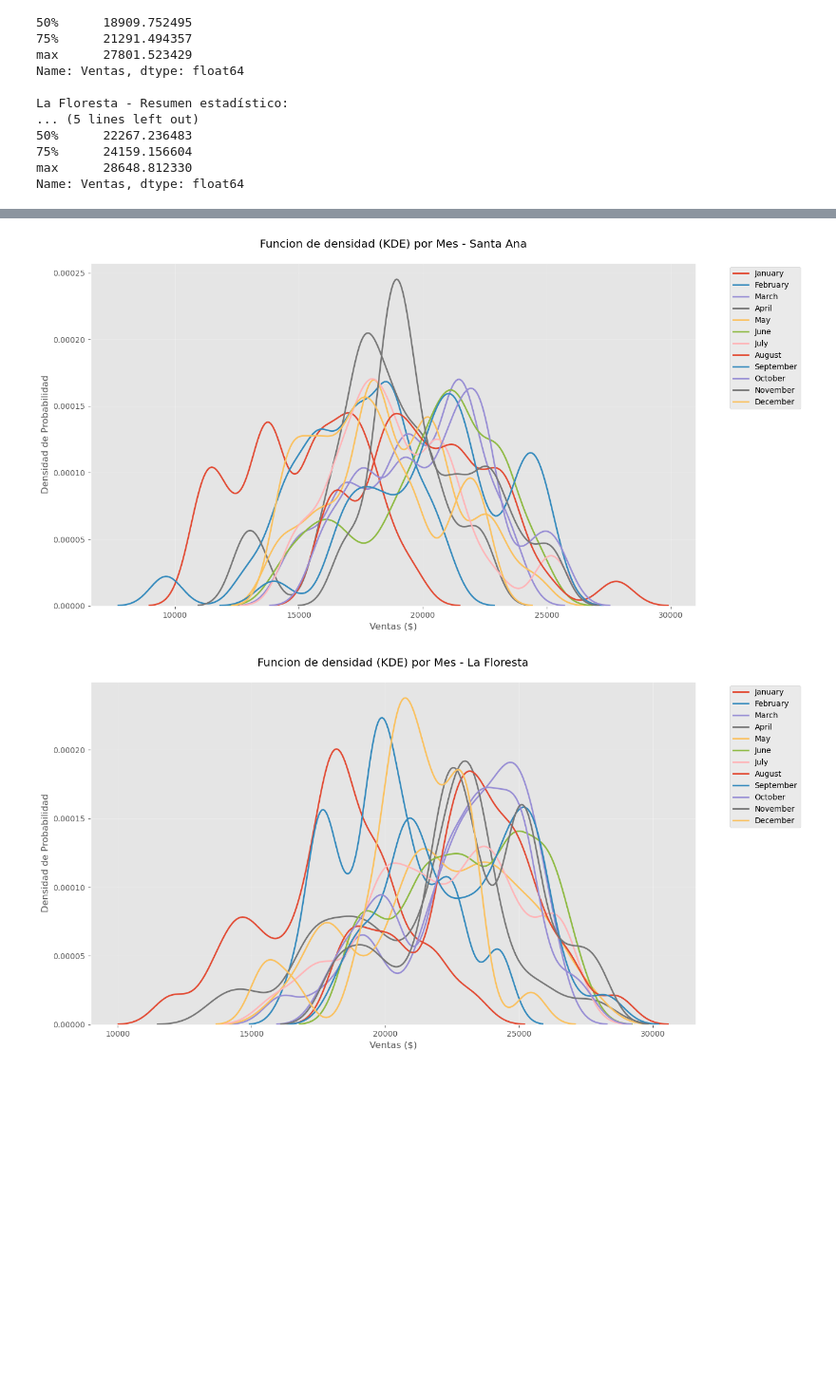
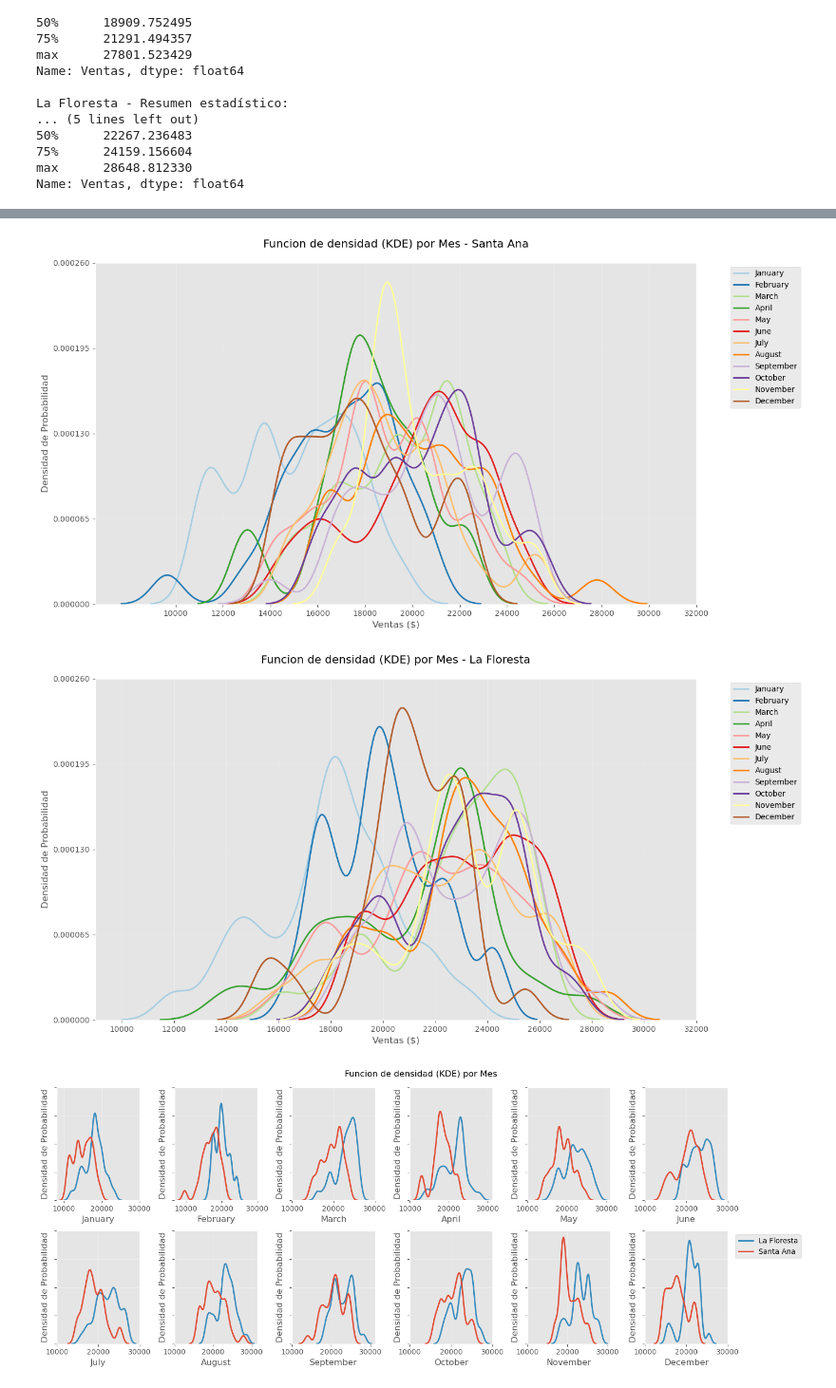
Before and after one commit to pmealla/CEIA-PEIA-TPFINAL, a Jupyter notebook: TPFinal_prob.ipynb, the cells around one changed output, grey strips where cells are left out. Shown at 95% size. Saved outputs shown, nothing was run; the diff lists cells and outputs as text; code cells hidden in the pictures; blank space fills up the shorter version.

Commit message:
Ajustes

```diff
--- a/TPFinal_prob.ipynb
+++ b/TPFinal_prob.ipynb
@@ -173,28 +190,61 @@ La Floresta no solo vende más, sino que lo hace de forma más estable. Santa An
 # %%
 def graficar_kde_mensual(df, tienda):
     plt.figure(figsize=(14, 8))
     meses = sorted(df['Mes'].unique())
 
     for mes in meses:
         ventas_mes = df[df['Mes'] == mes]['Ventas']
         sns.kdeplot(ventas_mes,
                    label=f'{calendar.month_name[mes]}',
                    linewidth=2,
-                   bw_adjust=0.5)  # Ajuste de suavizado
+                   bw_adjust=0.5, # Ajuste de suavizado
+                   color=palette12[mes-1])
 
     plt.title(f'Funcion de densidad (KDE) por Mes - {tienda}', pad=20)
     plt.xlabel('Ventas ($)', fontsize=12)
     plt.ylabel('Densidad de Probabilidad', fontsize=12)
+    plt.xticks(range(10000, 32001, 2000))
+    plt.yticks(np.linspace(0, .00026, 5))
     plt.legend(bbox_to_anchor=(1.05, 1), loc='upper left')
     plt.grid(True, alpha=0.3)
     plt.show()
 
 # Graficar para ambas tiendas
 graficar_kde_mensual(santa_ana, 'Santa Ana')
 graficar_kde_mensual(la_floresta, 'La Floresta')
+
+def graficar_kde_mensual_comparativo(df):
+    fig, ax = plt.subplots(nrows=2, ncols=6, figsize=(15, 6))
+    meses = sorted(df['Mes'].unique())
+    for mes in meses:
+        ventas_mes = df[df['Mes'] == mes]
+        ax_mes=ax[((mes-1)//6)][(mes-1)%6]
+        sns.kdeplot(ventas_mes,
+                    hue='Tienda',
+                    legend=False,
+                    x='Ventas',
+                    linewidth=2,
+                    bw_adjust=0.5, # Ajuste de suavizado
+                    color=palette12[mes-1],
+                    ax=ax_mes)
+        ax_mes.set_xlabel(calendar.month_name[mes])
+        ax_mes.set_ylabel('Densidad de Probabilidad')
+        ax_mes.set_xticks(range(10000, 30001, 10000))
+        ax_mes.set_yticks(np.linspace(0, .00013, 5))
+        ax_mes.set_yticklabels([])
+        ax_mes.grid(True, alpha=0.3)
+
+    plt.suptitle(f'Funcion de densidad (KDE) por Mes')
+    plt.legend(['La Floresta', 'Santa Ana'], bbox_to_anchor=(1.05, 1))
+    plt.tight_layout()
+    plt.show()
+
+# Graficar comparativo por mes
+graficar_kde_mensual_comparativo(ventas_combinadas)
 # %% [output]
-[figure, old version]
+[figure, new version]
-[figure, old version]
+[figure, new version]
+[figure, added]
 # %% [markdown]
 ### Analisis de ventas mensuales promedio
 
```
Also changed, not shown: parts of 20 cells of this notebook.
